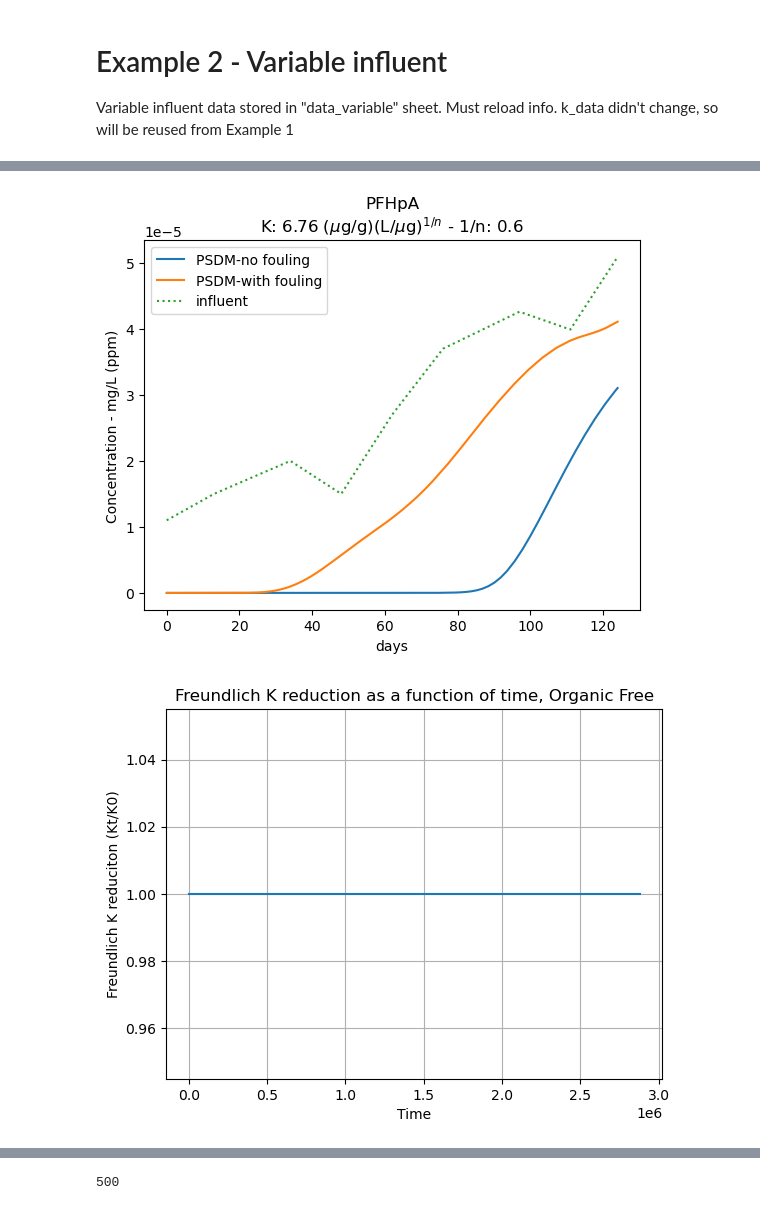
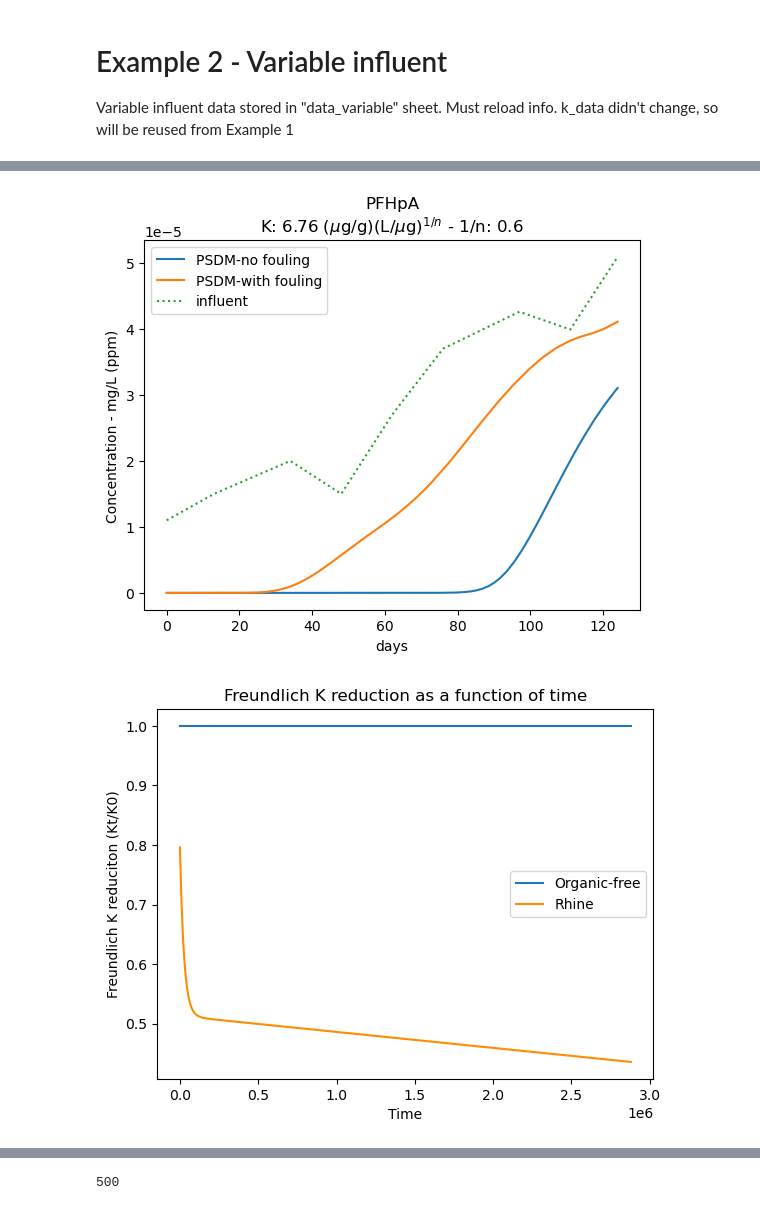
Before and after one commit to matcoghe/Thesis-Activated-Carbon-Modelling, a Jupyter notebook: 1USEPA_PSDM/7PSDM_Fouling/Simple_Example.ipynb, the cells around one changed output, grey strips where cells are left out. Saved outputs shown, nothing was run; the diff lists cells and outputs as text; code cells hidden in the pictures.

Commit message:
Enhance uncertainty analysis
Small adaptations, basically lay-out or representation of the graphs

```diff
--- a/1USEPA_PSDM/7PSDM_Fouling/Simple_Example.ipynb
+++ b/1USEPA_PSDM/7PSDM_Fouling/Simple_Example.ipynb
@@ -265,42 +321,41 @@ for comp in compounds:
     plt.show
 
     plt.figure()
-    plt.plot(column.K_time, column.K_new_time)
+    plt.plot(column.K_time,
+             column.K_new_time,
+             label='Organic-free')
+    plt.plot(column2.K_time,
+             column2.K_new_time,
+             label='Rhine',
+             color='darkorange')
+    plt.legend()
+    plt.title('Freundlich K reduction as a function of time')  # Title of the plot
     plt.xlabel('Time')  # Label for the x-axis
     plt.ylabel('Freundlich K reduciton (Kt/K0)')  # Label for the y-axis
-    plt.title('Freundlich K reduction as a function of time, Organic Free')  # Title of the plot
-    plt.grid(True)  # Enable grid
-    plt.show()  # Display the plot
-
-    plt.figure()
-    plt.plot(column2.K_time, column2.K_new_time,color='darkorange')
-    plt.xlabel('Time')  # Label for the x-axis
-    plt.ylabel('Freundlich K reduciton (Kt/K0)')  # Label for the y-axis
-    plt.title('Freundlich K reduction as a function of time, Rhine')  # Title of the plot
-    plt.grid(True)  # Enable grid
+    plt.grid(False)  # Enable grid
     plt.show()  # Display the plot
 
     tab2 = 'model-'+comp
 
     with pd.ExcelWriter('Example_TCE_' + carbons[0] + '_example2.xlsx') as writer:
         results.to_excel(writer, sheet_name=tab2)
 # %% [output]
 PFHpA
 //Mathieu: fouling parameters:
 a1:  1.0
 a2:  0.0
 a3:  0.0
 a4:  0.0
 b1:  PFHpA    1.0
 dtype: float64
 b2:  PFHpA    0.0
 dtype: float64
 rk1:  PFHpA    1.0
 dtype: float64
 ... (22 lines left out)
 dtype: float64
 rk4:  PFHpA   -0.000039
 dtype: float64
 //Mathieu: k_mult_pd:  [0.79595906 0.73885526 0.69320457 0.65670365 0.62751237]  ...
 [figure]
-[figure, old version]
+[figure, new version]
```
Also changed, not shown: parts of 6 cells of this notebook, 16 other files.
